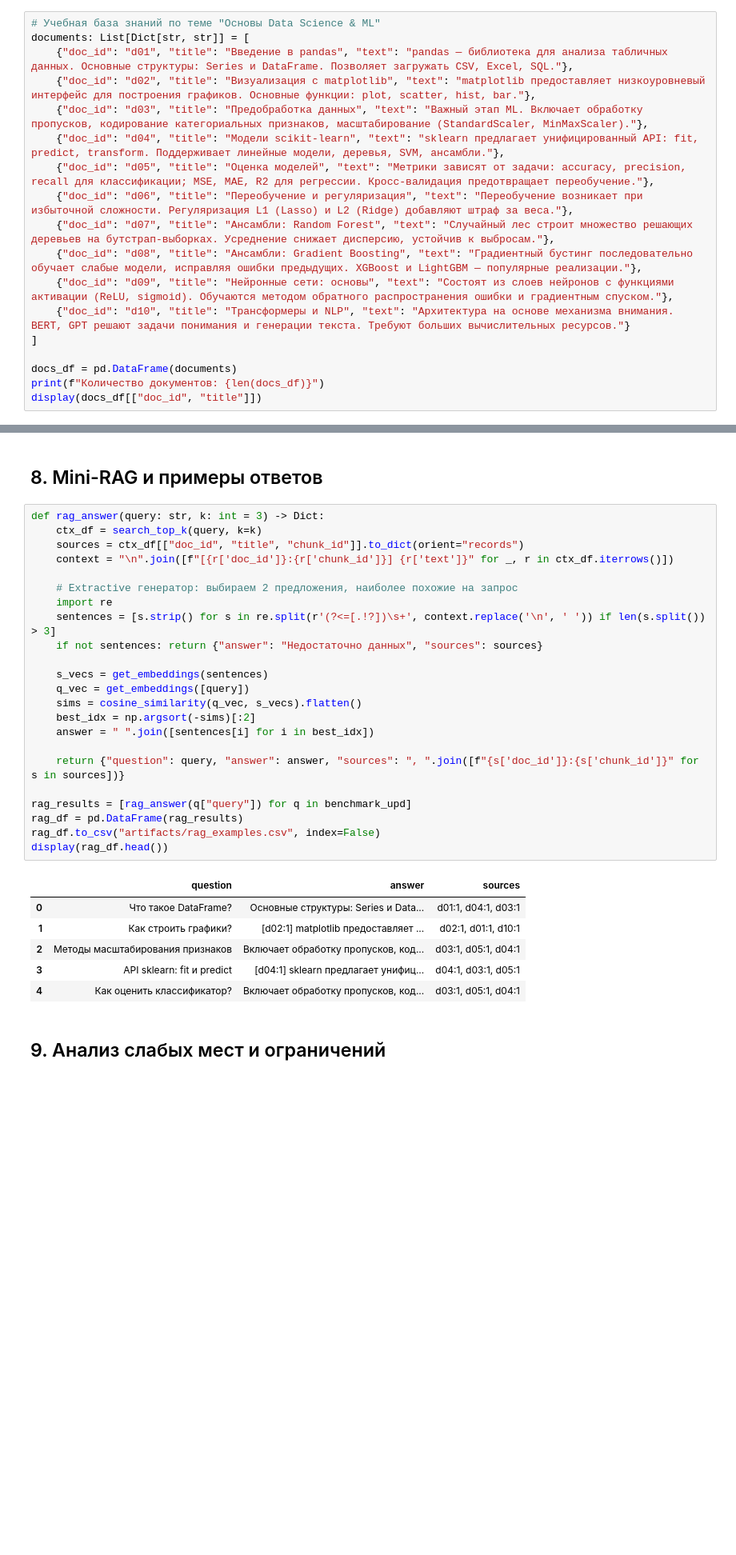
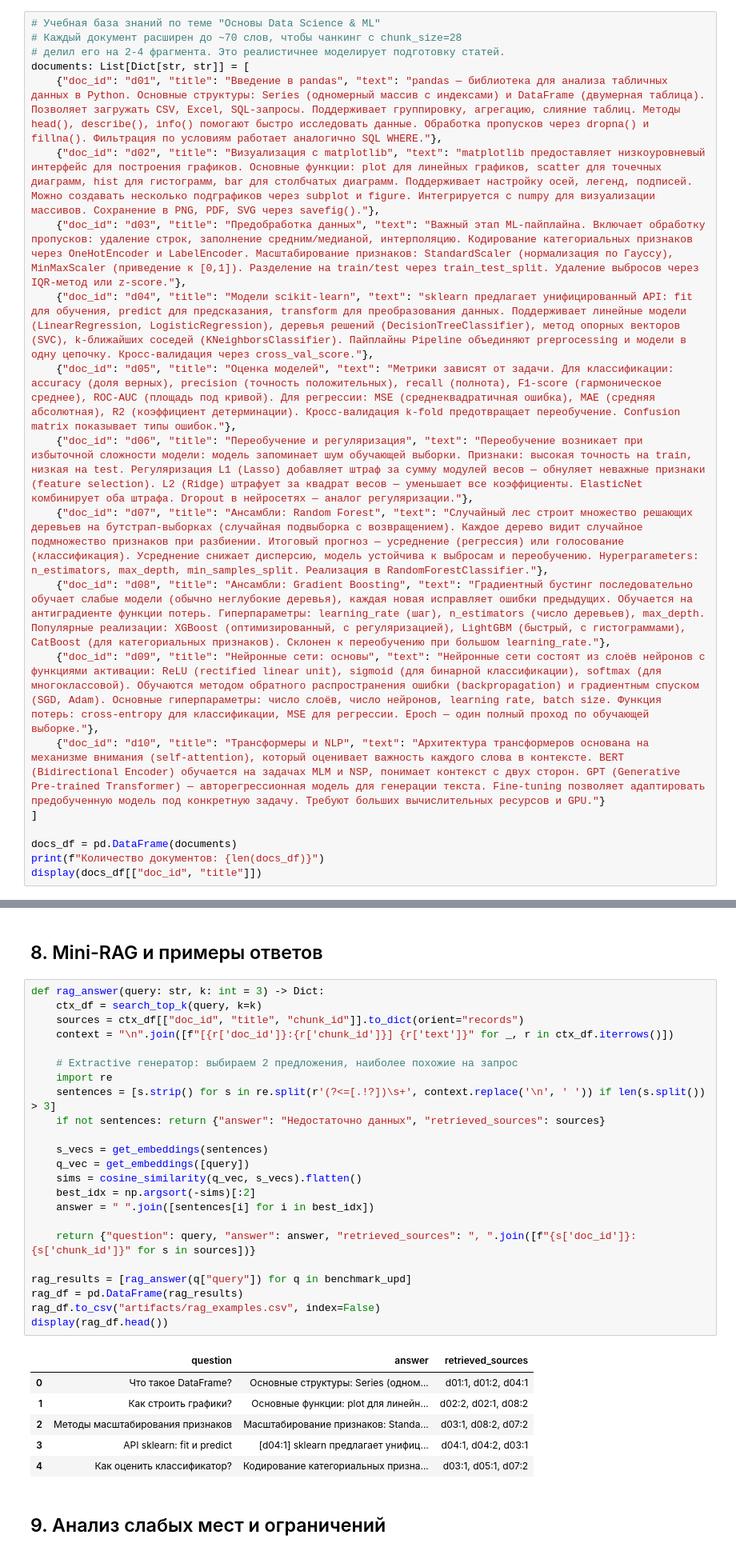
Before and after one commit to kiberenotMIREA/Gorbacheva_Julia_III, a Jupyter notebook: homeworks/HW14/HW14.ipynb, the cells around one changed output, grey strips where cells are left out. Shown at 80% size. Cells and saved outputs as stored; diff of their text form; blank space fills up the shorter version.

```diff
--- a/homeworks/HW14/HW14.ipynb
+++ b/homeworks/HW14/HW14.ipynb
@@ -94,17 +94,19 @@ SentenceTransformers доступен: True
 ## 2. База знаний и первичный анализ
 # %%
 # Учебная база знаний по теме "Основы Data Science & ML"
+# Каждый документ расширен до ~70 слов, чтобы чанкинг с chunk_size=28
+# делил его на 2-4 фрагмента. Это реалистичнее моделирует подготовку статей.
 documents: List[Dict[str, str]] = [
-    {"doc_id": "d01", "title": "Введение в pandas", "text": "pandas — библиотека для анализа табличных данных. Основные структуры: Series и DataFrame. Позволяет загружать CSV, Excel, SQL."},
-    {"doc_id": "d02", "title": "Визуализация с matplotlib", "text": "matplotlib предоставляет низкоуровневый интерфейс для построения графиков. Основные функции: plot, scatter, hist, bar."},
-    {"doc_id": "d03", "title": "Предобработка данных", "text": "Важный этап ML. Включает обработку пропусков, кодирование категориальных признаков, масштабирование (StandardScaler, MinMaxScaler)."},
-    {"doc_id": "d04", "title": "Модели scikit-learn", "text": "sklearn предлагает унифицированный API: fit, predict, transform. Поддерживает линейные модели, деревья, SVM, ансамбли."},
-    {"doc_id": "d05", "title": "Оценка моделей", "text": "Метрики зависят от задачи: accuracy, precision, recall для классификации; MSE, MAE, R2 для регрессии. Кросс-валидация предотвращает переобучение."},
-    {"doc_id": "d06", "title": "Переобучение и регуляризация", "text": "Переобучение возникает при избыточной сложности. Регуляризация L1 (Lasso) и L2 (Ridge) добавляют штраф за веса."},
-    {"doc_id": "d07", "title": "Ансамбли: Random Forest", "text": "Случайный лес строит множество решающих деревьев на бутстрап-выборках. Усреднение снижает дисперсию, устойчив к выбросам."},
-    {"doc_id": "d08", "title": "Ансамбли: Gradient Boosting", "text": "Градиентный бустинг последовательно обучает слабые модели, исправляя ошибки предыдущих. XGBoost и LightGBM — популярные реализации."},
-    {"doc_id": "d09", "title": "Нейронные сети: основы", "text": "Состоят из слоев нейронов с функциями активации (ReLU, sigmoid). Обучаются методом обратного распространения ошибки и градиентным спуском."},
-    {"doc_id": "d10", "title": "Трансформеры и NLP", "text": "Архитектура на основе механизма внимания. BERT, GPT решают задачи понимания и генерации текста. Требуют больших вычислительных ресурсов."}
+    {"doc_id": "d01", "title": "Введение в pandas", "text": "pandas — библиотека для анализа табличных данных в Python. Основные структуры: Series (одномерный массив с индексами) и DataFrame (двумерная таблица). Позволяет загружать CSV, Excel, SQL-запросы. Поддерживает группировку, агрегацию, слияние таблиц. Методы head(), describe(), info() помогают быстро исследовать данные. Обработка пропусков через dropna() и fillna(). Фильтрация по условиям работает аналогично SQL WHERE."},
+    {"doc_id": "d02", "title": "Визуализация с matplotlib", "text": "matplotlib предоставляет низкоуровневый интерфейс для построения графиков. Основные функции: plot для линейных графиков, scatter для точечных диаграмм, hist для гистограмм, bar для столбчатых диаграмм. Поддерживает настройку осей, легенд, подписей. Можно создавать несколько подграфиков через subplot и figure. Интегрируется с numpy для визуализации массивов. Сохранение в PNG, PDF, SVG через savefig()."},
+    {"doc_id": "d03", "title": "Предобработка данных", "text": "Важный этап ML-пайплайна. Включает обработку пропусков: удаление строк, заполнение средним/медианой, интерполяцию. Кодирование категориальных признаков через OneHotEncoder и LabelEncoder. Масштабирование признаков: StandardScaler (нормализация по Гауссу), MinMaxScaler (приведение к [0,1]). Разделение на train/test через train_test_split. Удаление выбросов через IQR-метод или z-score."},
+    {"doc_id": "d04", "title": "Модели scikit-learn", "text": "sklearn предлагает унифицированный API: fit для обучения, predict для предсказания, transform для преобразования данных. Поддерживает линейные модели (LinearRegression, LogisticRegression), деревья решений (DecisionTreeClassifier), метод опорных векторов (SVC), k-ближайших соседей (KNeighborsClassifier). Пайплайны Pipeline объединяют preprocessing и модели в одну цепочку. Кросс-валидация через cross_val_score."},
+    {"doc_id": "d05", "title": "Оценка моделей", "text": "Метрики зависят от задачи. Для классификации: accuracy (доля верных), precision (точность положительных), recall (полнота), F1-score (гармоническое среднее), ROC-AUC (площадь под кривой). Для регрессии: MSE (среднеквадратичная ошибка), MAE (средняя абсолютная), R2 (коэффициент детерминации). Кросс-валидация k-fold предотвращает переобучение. Confusion matrix показывает типы ошибок."},
+    {"doc_id": "d06", "title": "Переобучение и регуляризация", "text": "Переобучение возникает при избыточной сложности модели: модель запоминает шум обучающей выборки. Признаки: высокая точность на train, низкая на test. Регуляризация L1 (Lasso) добавляет штраф за сумму модулей весов — обнуляет неважные признаки (feature selection). L2 (Ridge) штрафует за квадрат весов — уменьшает все коэффициенты. ElasticNet комбинирует оба штрафа. Dropout в нейросетях — аналог регуляризации."},
+    {"doc_id": "d07", "title": "Ансамбли: Random Forest", "text": "Случайный лес строит множество решающих деревьев на бутстрап-выборках (случайная подвыборка с возвращением). Каждое дерево видит случайное подмножество признаков при разбиении. Итоговый прогноз — усреднение (регрессия) или голосование (классификация). Усреднение снижает дисперсию, модель устойчива к выбросам и переобучению. Hyperparameters: n_estimators, max_depth, min_samples_split. Реализация в RandomForestClassifier."},
+    {"doc_id": "d08", "title": "Ансамбли: Gradient Boosting", "text": "Градиентный бустинг последовательно обучает слабые модели (обычно неглубокие деревья), каждая новая исправляет ошибки предыдущих. Обучается на антиградиенте функции потерь. Гиперпараметры: learning_rate (шаг), n_estimators (число деревьев), max_depth. Популярные реализации: XGBoost (оптимизированный, с регуляризацией), LightGBM (быстрый, с гистограммами), CatBoost (для категориальных признаков). Склонен к переобучению при большом learning_rate."},
+    {"doc_id": "d09", "title": "Нейронные сети: основы", "text": "Нейронные сети состоят из слоёв нейронов с функциями активации: ReLU (rectified linear unit), sigmoid (для бинарной классификации), softmax (для многоклассовой). Обучаются методом обратного распространения ошибки (backpropagation) и градиентным спуском (SGD, Adam). Основные гиперпараметры: число слоёв, число нейронов, learning rate, batch size. Функция потерь: cross-entropy для классификации, MSE для регрессии. Epoch — один полный проход по обучающей выборке."},
+    {"doc_id": "d10", "title": "Трансформеры и NLP", "text": "Архитектура трансформеров основана на механизме внимания (self-attention), который оценивает важность каждого слова в контексте. BERT (Bidirectional Encoder) обучается на задачах MLM и NSP, понимает контекст с двух сторон. GPT (Generative Pre-trained Transformer) — авторегрессионная модель для генерации текста. Fine-tuning позволяет адаптировать предобученную модель под конкретную задачу. Требуют больших вычислительных ресурсов и GPU."}
 ]
 
 docs_df = pd.DataFrame(documents)
@@ -395,33 +399,33 @@ display(compare_df)
 # %%
 def rag_answer(query: str, k: int = 3) -> Dict:
     ctx_df = search_top_k(query, k=k)
     sources = ctx_df[["doc_id", "title", "chunk_id"]].to_dict(orient="records")
     context = "\n".join([f"[{r['doc_id']}:{r['chunk_id']}] {r['text']}" for _, r in ctx_df.iterrows()])
 
     # Extractive генератор: выбираем 2 предложения, наиболее похожие на запрос
     import re
     sentences = [s.strip() for s in re.split(r'(?<=[.!?])\s+', context.replace('\n', ' ')) if len(s.split()) > 3]
-    if not sentences: return {"answer": "Недостаточно данных", "sources": sources}
+    if not sentences: return {"answer": "Недостаточно данных", "retrieved_sources": sources}
 
     s_vecs = get_embeddings(sentences)
     q_vec = get_embeddings([query])
     sims = cosine_similarity(q_vec, s_vecs).flatten()
     best_idx = np.argsort(-sims)[:2]
     answer = " ".join([sentences[i] for i in best_idx])
 
-    return {"question": query, "answer": answer, "sources": ", ".join([f"{s['doc_id']}:{s['chunk_id']}" for s in sources])}
+    return {"question": query, "answer": answer, "retrieved_sources": ", ".join([f"{s['doc_id']}:{s['chunk_id']}" for s in sources])}
 
 rag_results = [rag_answer(q["query"]) for q in benchmark_upd]
 rag_df = pd.DataFrame(rag_results)
 rag_df.to_csv("artifacts/rag_examples.csv", index=False)
 display(rag_df.head())
 # %% [output]
-|  | question | answer | sources |
-| 0 | Что такое DataFrame? | Основные структуры: Series и Data... | d01:1, d04:1, d03:1 |
-| 1 | Как строить графики? | [d02:1] matplotlib предоставляет ... | d02:1, d01:1, d10:1 |
-| 2 | Методы масштабирования признаков | Включает обработку пропусков, код... | d03:1, d05:1, d04:1 |
-| 3 | API sklearn: fit и predict | [d04:1] sklearn предлагает унифиц... | d04:1, d03:1, d05:1 |
-| 4 | Как оценить классификатор? | Включает обработку пропусков, код... | d03:1, d05:1, d04:1 |
+|  | question | answer | retrieved_sources |
+| 0 | Что такое DataFrame? | Основные структуры: Series (одном... | d01:1, d01:2, d04:1 |
+| 1 | Как строить графики? | Основные функции: plot для линейн... | d02:2, d02:1, d08:2 |
+| 2 | Методы масштабирования признаков | Масштабирование признаков: Standa... | d03:1, d08:2, d07:2 |
+| 3 | API sklearn: fit и predict | [d04:1] sklearn предлагает унифиц... | d04:1, d04:2, d03:1 |
+| 4 | Как оценить классификатор? | Кодирование категориальных призна... | d03:1, d05:1, d07:2 |
 # %% [markdown]
 ## 9. Анализ слабых мест и ограничений
 # %%
```
Also changed, not shown: parts of 8 cells of this notebook, 4 other files.
